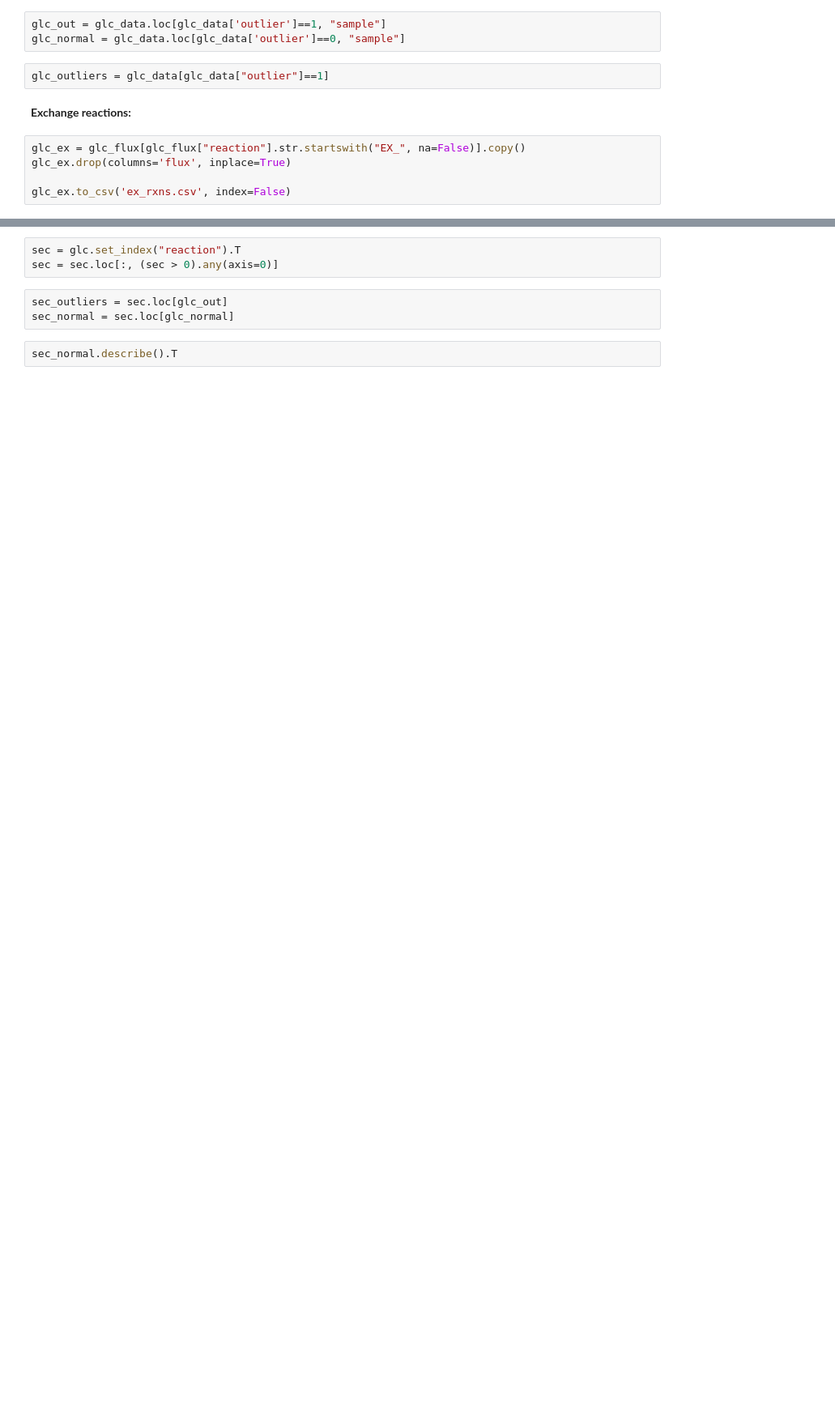
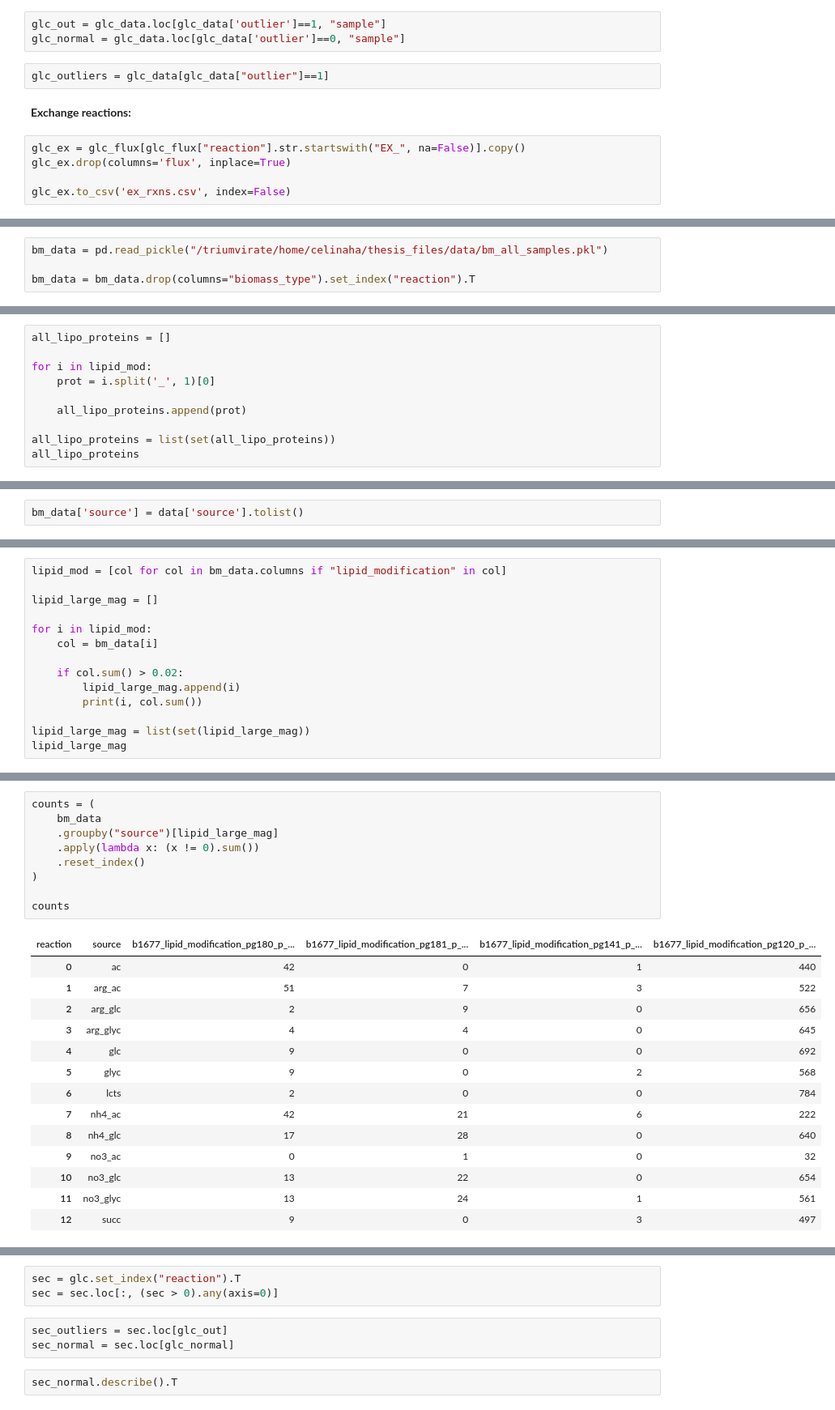
Before and after one commit to celasa/biomass_thesis, a Jupyter notebook: notebooks/final_analyses.ipynb, the cells around one changed output, grey strips where cells are left out. Shown at 81% size. Saved outputs shown, nothing was run; the diff lists cells and outputs as text; blank space fills up the shorter version.

```diff
--- a/notebooks/final_analyses.ipynb
+++ b/notebooks/final_analyses.ipynb
@@ -50,0 +62,4 @@ glc = prep.merge_samples(glc_samples, '/triumvirate/home/celinaha/thesis_files/e
+# %%
+bm_data = pd.read_pickle("/triumvirate/home/celinaha/thesis_files/data/bm_all_samples.pkl")
+
+bm_data = bm_data.drop(columns="biomass_type").set_index("reaction").T
@@ -50,0 +99,10 @@ glc = prep.merge_samples(glc_samples, '/triumvirate/home/celinaha/thesis_files/e
+# %%
+all_lipo_proteins = []
+
+for i in lipid_mod:
+    prot = i.split('_', 1)[0]
+
+    all_lipo_proteins.append(prot)
+
+all_lipo_proteins = list(set(all_lipo_proteins))
+all_lipo_proteins
@@ -50,0 +128,2 @@ glc = prep.merge_samples(glc_samples, '/triumvirate/home/celinaha/thesis_files/e
+# %%
+bm_data['source'] = data['source'].tolist()
@@ -50,0 +132,14 @@ glc = prep.merge_samples(glc_samples, '/triumvirate/home/celinaha/thesis_files/e
+# %%
+lipid_mod = [col for col in bm_data.columns if "lipid_modification" in col]
+
+lipid_large_mag = []
+
+for i in lipid_mod:
+    col = bm_data[i]
+
+    if col.sum() > 0.02:
+        lipid_large_mag.append(i)
+        print(i, col.sum())
+
+lipid_large_mag = list(set(lipid_large_mag))
+lipid_large_mag
@@ -50,0 +155,24 @@ glc = prep.merge_samples(glc_samples, '/triumvirate/home/celinaha/thesis_files/e
+# %%
+counts = (
+    bm_data
+    .groupby("source")[lipid_large_mag]
+    .apply(lambda x: (x != 0).sum())
+    .reset_index()
+)
+
+counts
+# %% [output]
+| reaction | source | b1677_lipid_modification_pg180_p_... | b1677_lipid_modification_pg181_p_... | b1677_lipid_modification_pg141_p_... | b1677_lipid_modification_pg120_p_... |
+| 0 | ac | 42 | 0 | 1 | 440 |
+| 1 | arg_ac | 51 | 7 | 3 | 522 |
+| 2 | arg_glc | 2 | 9 | 0 | 656 |
+| 3 | arg_glyc | 4 | 4 | 0 | 645 |
+| 4 | glc | 9 | 0 | 0 | 692 |
+| 5 | glyc | 9 | 0 | 2 | 568 |
+| 6 | lcts | 2 | 0 | 0 | 784 |
+| 7 | nh4_ac | 42 | 21 | 6 | 222 |
+| 8 | nh4_glc | 17 | 28 | 0 | 640 |
+| 9 | no3_ac | 0 | 1 | 0 | 32 |
+| 10 | no3_glc | 13 | 22 | 0 | 654 |
+| 11 | no3_glyc | 13 | 24 | 1 | 561 |
+| 12 | succ | 9 | 0 | 3 | 497 |
```
Also changed, not shown: parts of 21 cells of this notebook.
